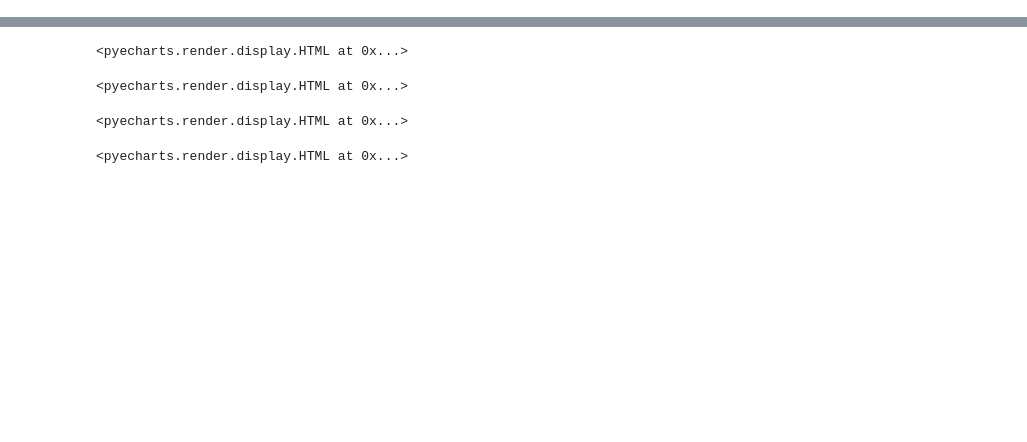
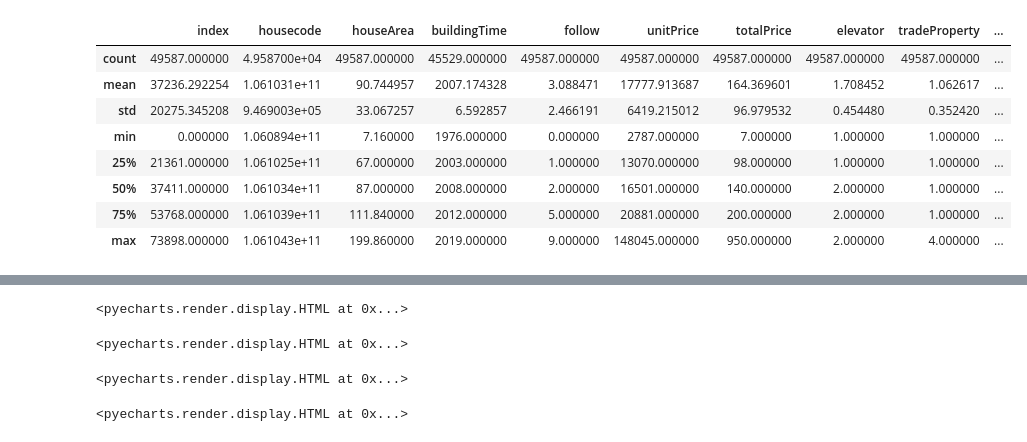
Before and after one commit to TurboLoong/lianjia-dataAnalysis, a Jupyter notebook: analysis/main.ipynb, the cells around one changed output, grey strips where cells are left out. Cells and saved outputs as stored; diff of their text form; code cells hidden in the pictures; blank space fills up the shorter version.

```diff
--- a/analysis/main.ipynb
+++ b/analysis/main.ipynb
@@ -12,0 +23,13 @@ clear_data = clear_houses.drop_duplicates(['housecode', 'station']).reset_index(
+# %%
+clear_data.describe()
+# houseArea的数据不正常，max=832186, min=7; unitPrice不正常，max=148045，min=2;totalPrice不正常，min=7,max = 2400
+# %% [output]
+|  | index | housecode | houseArea | buildingTime | follow | unitPrice | totalPrice | elevator | tradeProperty | ... |
+| count | 49587.000000 | 4.958700e+04 | 49587.000000 | 45529.000000 | 49587.000000 | 49587.000000 | 49587.000000 | 49587.000000 | 49587.000000 | ... |
+| mean | 37236.292254 | 1.061031e+11 | 90.744957 | 2007.174328 | 3.088471 | 17777.913687 | 164.369601 | 1.708452 | 1.062617 | ... |
+| std | 20275.345208 | 9.469003e+05 | 33.067257 | 6.592857 | 2.466191 | 6419.215012 | 96.979532 | 0.454480 | 0.352420 | ... |
+| min | 0.000000 | 1.060894e+11 | 7.160000 | 1976.000000 | 0.000000 | 2787.000000 | 7.000000 | 1.000000 | 1.000000 | ... |
+| 25% | 21361.000000 | 1.061025e+11 | 67.000000 | 2003.000000 | 1.000000 | 13070.000000 | 98.000000 | 1.000000 | 1.000000 | ... |
+| 50% | 37411.000000 | 1.061034e+11 | 87.000000 | 2008.000000 | 2.000000 | 16501.000000 | 140.000000 | 2.000000 | 1.000000 | ... |
+| 75% | 53768.000000 | 1.061039e+11 | 111.840000 | 2012.000000 | 5.000000 | 20881.000000 | 200.000000 | 2.000000 | 1.000000 | ... |
+| max | 73898.000000 | 1.061043e+11 | 199.860000 | 2019.000000 | 9.000000 | 148045.000000 | 950.000000 | 2.000000 | 4.000000 | ... |
```
Also changed, not shown: parts of 8 cells of this notebook, 14 other files.
